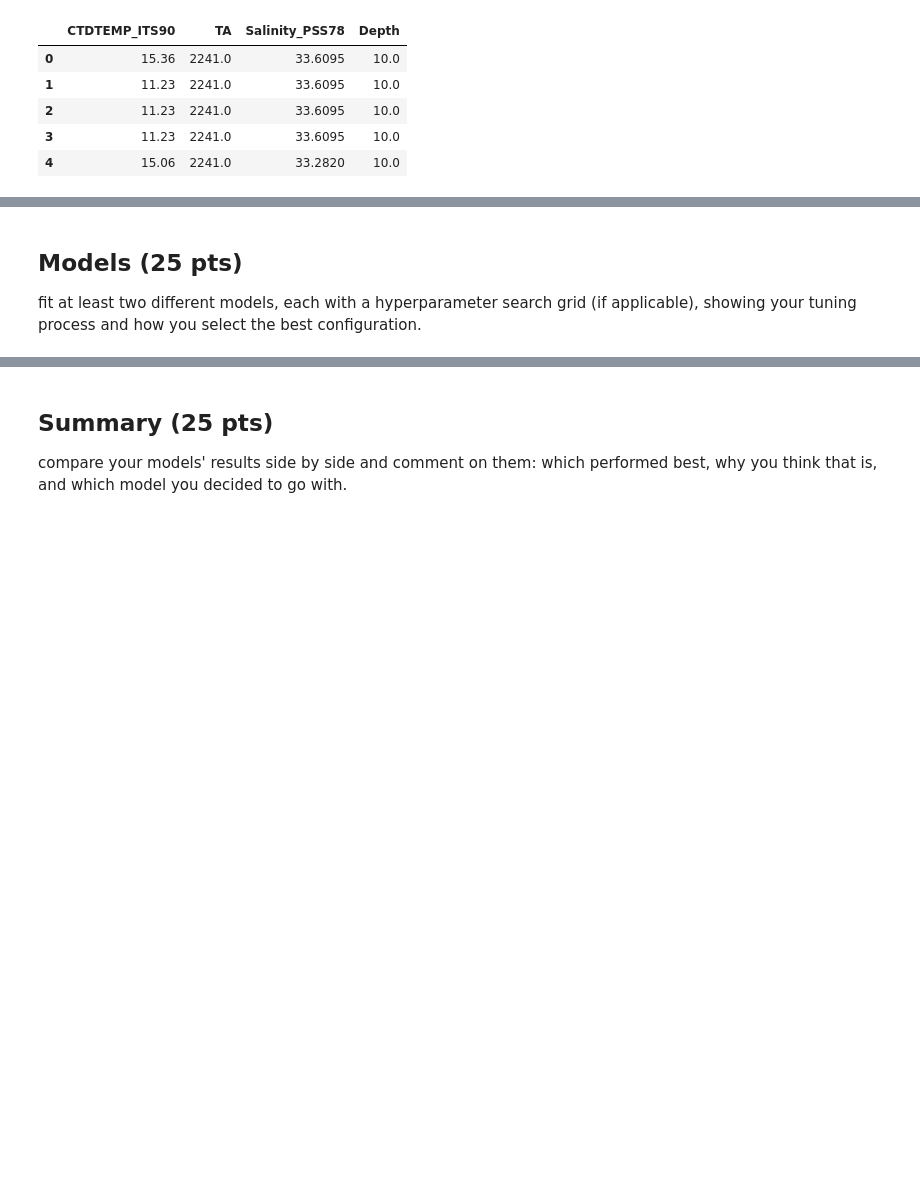
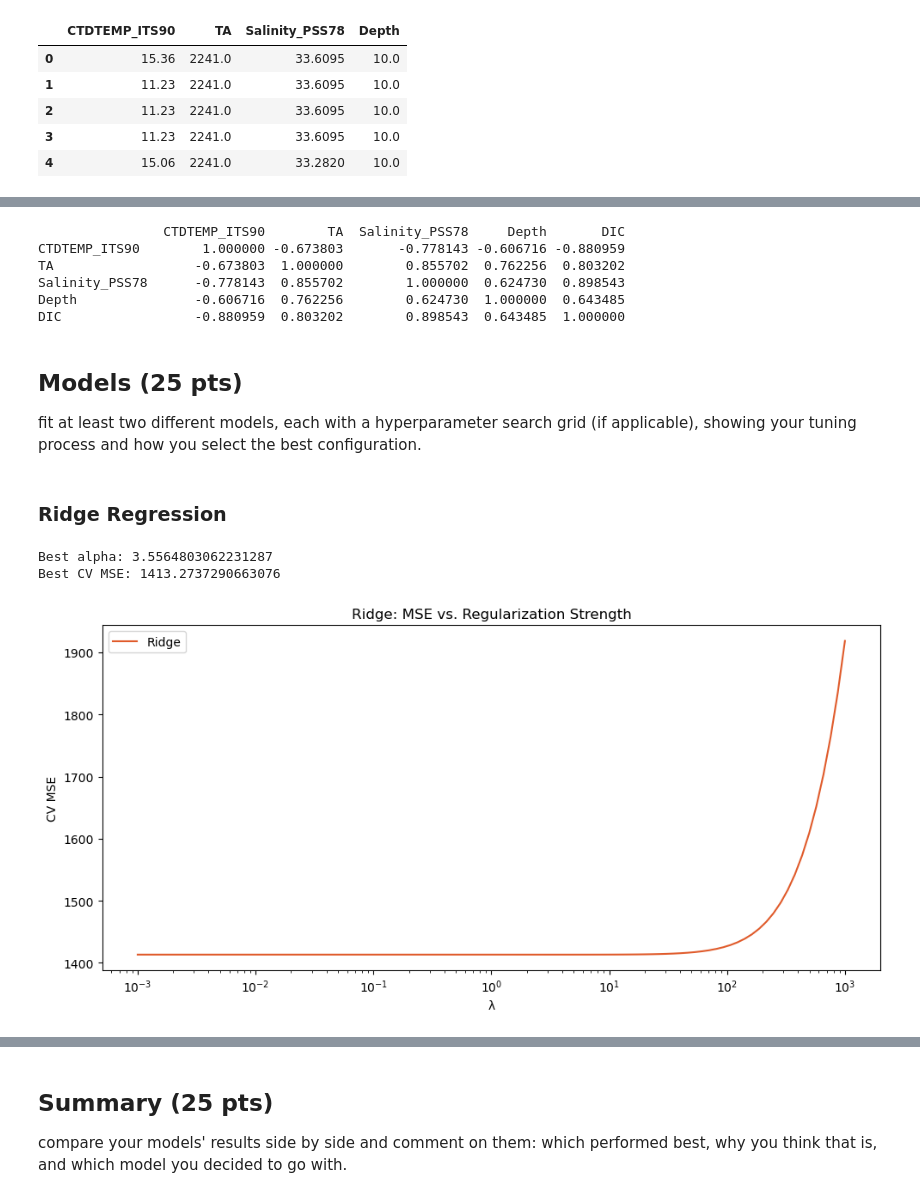
Before and after one commit to vedikaS-byte/eds-232-kaggle-competition, a Jupyter notebook: kaggle-notebook.ipynb, the cells around one changed output, grey strips where cells are left out. Drawn from its saved outputs; the diff is of its cells as text; code cells hidden in the pictures; blank space fills up the shorter version.

Commit message:
Add tuned ridge regression and EDA

```diff
--- a/kaggle-notebook.ipynb
+++ b/kaggle-notebook.ipynb
@@ -55,3 +121,65 @@ X_train.head() # It is a df with all features except DIC
+# %%
+# See each feature's correlation with the target
+cols = ["CTDTEMP_ITS90", "TA", "Salinity_PSS78", "Depth", "DIC"]
+corr = train[cols].corr()
+print(corr)
+# %% [output]
+                CTDTEMP_ITS90        TA  Salinity_PSS78     Depth       DIC
+CTDTEMP_ITS90        1.000000 -0.673803       -0.778143 -0.606716 -0.880959
+TA                  -0.673803  1.000000        0.855702  0.762256  0.803202
+Salinity_PSS78      -0.778143  0.855702        1.000000  0.624730  0.898543
+Depth               -0.606716  0.762256        0.624730  1.000000  0.643485
+DIC                 -0.880959  0.803202        0.898543  0.643485  1.000000
 # %% [markdown]
 ## Models (25 pts)
 fit at least two different models, each with a hyperparameter search grid (if applicable), showing your tuning process and how you select the best configuration.
+# %% [markdown]
+### Ridge Regression
+# %%
+# Load, split, and scale (necessary for ridge regression)
+train = pd.read_csv("data/train.csv")
+features = ["CTDTEMP_ITS90", "TA", "Salinity_PSS78", "Depth"]
+X_train = train[features]
+y_train = train["DIC"]
+X_test = test[features]
+
+# Scale
+scaler = StandardScaler()
+X_train_scaled = scaler.fit_transform(X_train)   # fit on train only
+X_test_scaled   = scaler.transform(X_test)  # reuse train stats
+# %%
+# Now we need to tune alpha with grid search (CV gives comparison MSE)
+param_grid = {"alpha": np.logspace(-3, 3, 50)}
+ridge_search = GridSearchCV(
+    Ridge(), param_grid, scoring="neg_mean_squared_error", cv=5
+)
+ridge_search.fit(X_train_scaled, y_train)
+
+best_alpha = ridge_search.best_params_["alpha"]
+print("Best alpha:", best_alpha)
+print("Best CV MSE:", -ridge_search.best_score_)   # Ridge comparison number
+# %% [output]
+Best alpha: 3.5564803062231287
+Best CV MSE: 1413.2737290663076
+# %%
+# Visualize the CV MSE for each alpha (taken from lab)
+mse_ridge = []
+lambdas = np.logspace(-3, 3, 100)
+for lam in lambdas:
+    scores = cross_val_score(
+        Ridge(alpha=lam), X_train_scaled, y_train,
+        scoring="neg_mean_squared_error", cv=5
+    )
+    mse_ridge.append(-scores.mean())
+
+plt.figure(figsize=(10, 5))
+plt.plot(lambdas, mse_ridge, label='Ridge', color='#E05B2B')
+plt.xscale('log')
+plt.xlabel('λ')
+plt.ylabel('CV MSE')
+plt.title('Ridge: MSE vs. Regularization Strength')
+plt.legend()
+plt.tight_layout()
+plt.show()
+# %% [output]
+[figure, added]
```
Also changed, not shown: parts of 8 cells of this notebook, 2 other files.
